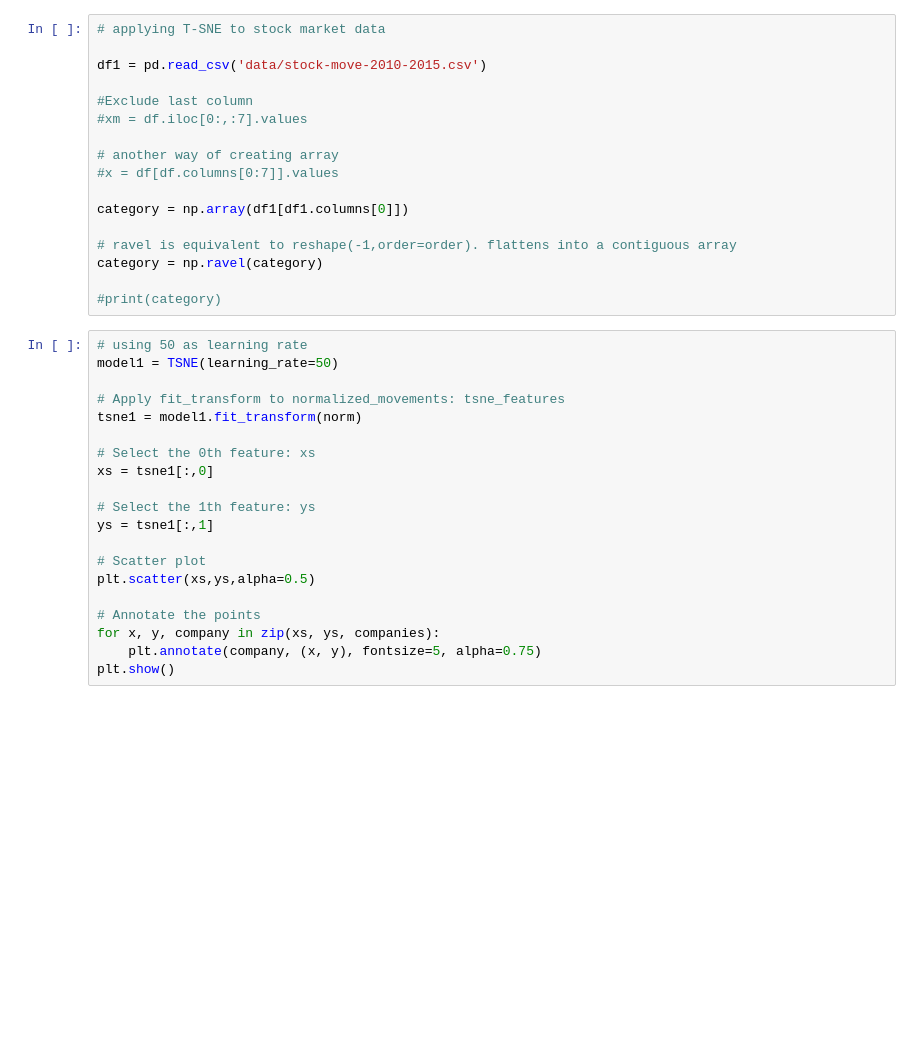
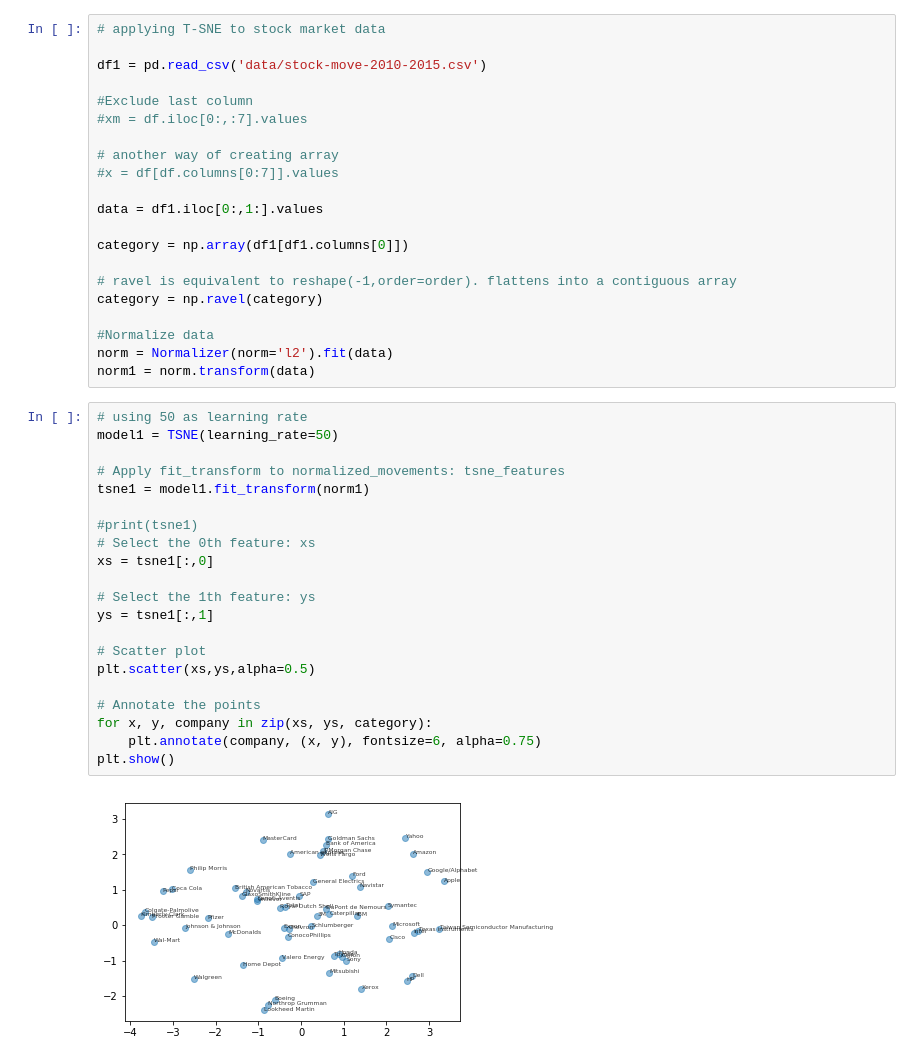
Before and after one commit to saurabhsharma0404/T-SNE, a Jupyter notebook: T-SNE.ipynb, the cells around one changed output. Drawn from its saved outputs; the diff is of its cells as text; blank space fills up the shorter version.

```diff
--- a/T-SNE.ipynb
+++ b/T-SNE.ipynb
@@ -53,29 +56,36 @@ df1 = pd.read_csv('data/stock-move-2010-2015.csv')
 # another way of creating array
 #x = df[df.columns[0:7]].values
 
+data = df1.iloc[0:,1:].values
+
 category = np.array(df1[df1.columns[0]])
 
 # ravel is equivalent to reshape(-1,order=order). flattens into a contiguous array
 category = np.ravel(category)
 
-#print(category)
+#Normalize data
+norm = Normalizer(norm='l2').fit(data)
+norm1 = norm.transform(data)
 # %%
 # using 50 as learning rate
 model1 = TSNE(learning_rate=50)
 
 # Apply fit_transform to normalized_movements: tsne_features
-tsne1 = model1.fit_transform(norm)
+tsne1 = model1.fit_transform(norm1)
 
+#print(tsne1)
 # Select the 0th feature: xs
 xs = tsne1[:,0]
 
 # Select the 1th feature: ys
 ys = tsne1[:,1]
 
 # Scatter plot
 plt.scatter(xs,ys,alpha=0.5)
 
 # Annotate the points
-for x, y, company in zip(xs, ys, companies):
-    plt.annotate(company, (x, y), fontsize=5, alpha=0.75)
+for x, y, company in zip(xs, ys, category):
+    plt.annotate(company, (x, y), fontsize=6, alpha=0.75)
 plt.show()
+# %% [output]
+[figure, added]
```
Also changed, not shown: parts of 2 cells of this notebook.
